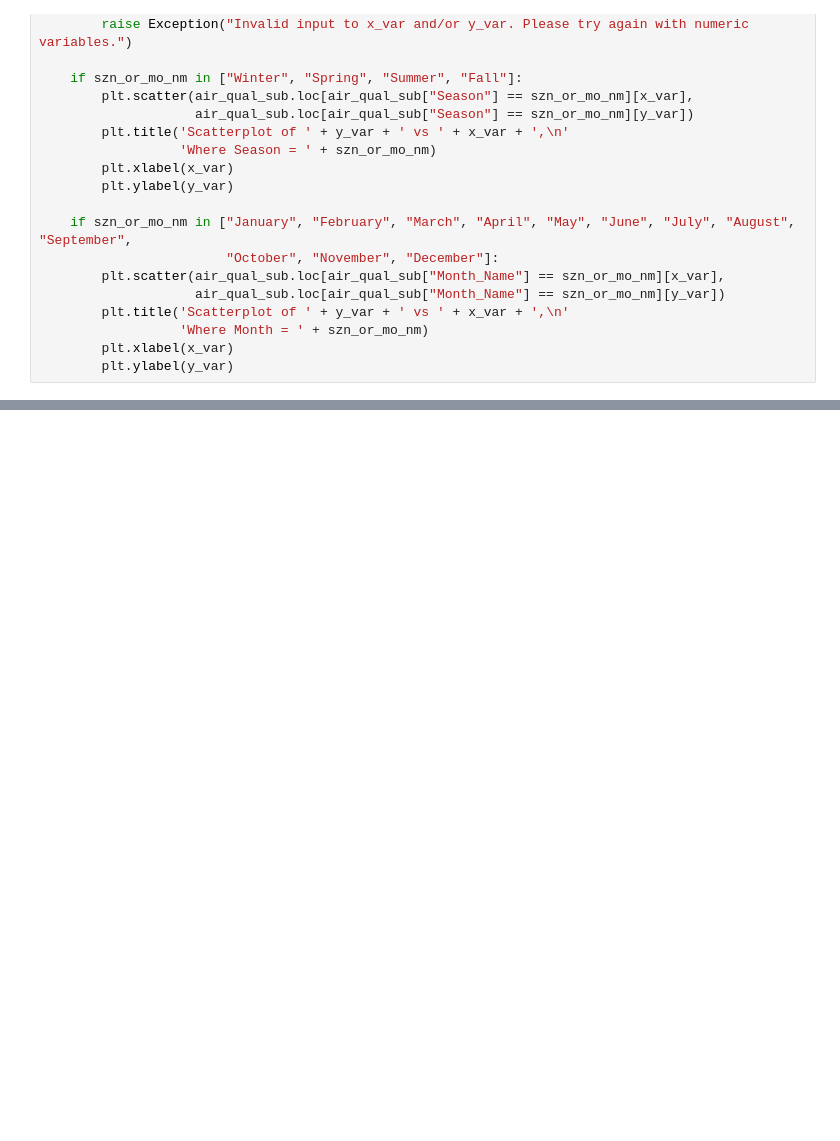
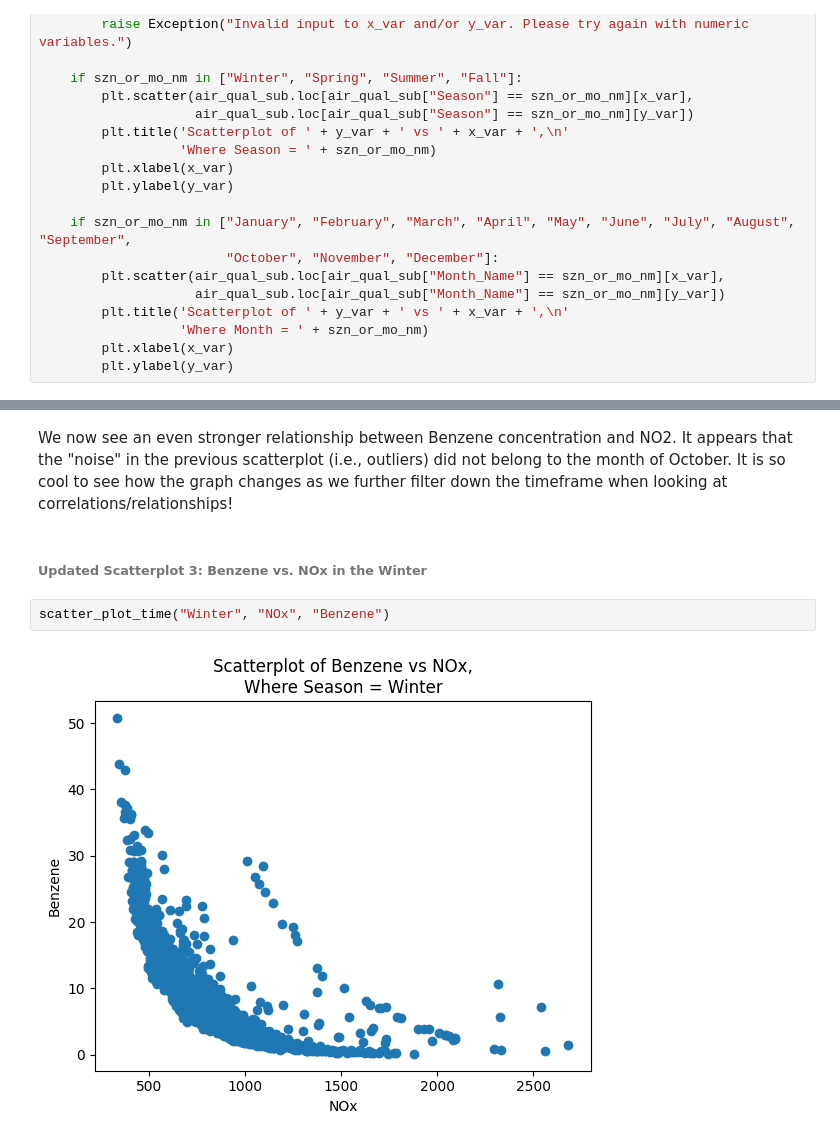
Before and after one commit to plindma/ST-554-Project1, a Jupyter notebook: Task2/ST554Project1Task2_Loring.ipynb, the cells around one changed output, grey strips where cells are left out. Drawn from its saved outputs; the diff is of its cells as text; blank space fills up the shorter version.

```diff
--- a/Task2/ST554Project1Task2_Loring.ipynb
+++ b/Task2/ST554Project1Task2_Loring.ipynb
@@ -564,0 +633,8 @@ scatter_plot("CO", "Benzene")
+# %% [markdown]
+We now see an even stronger relationship between Benzene concentration and NO2. It appears that the "noise" in the previous scatterplot (i.e., outliers) did not belong to the month of October. It is so cool to see how the graph changes as we further filter down the timeframe when looking at correlations/relationships!
+# %% [markdown]
+###### **Updated Scatterplot 3: Benzene vs. NOx in the Winter**
+# %%
+scatter_plot_time("Winter", "NOx", "Benzene")
+# %% [output]
+[figure, added]
```
Also changed, not shown: parts of 25 cells of this notebook.
